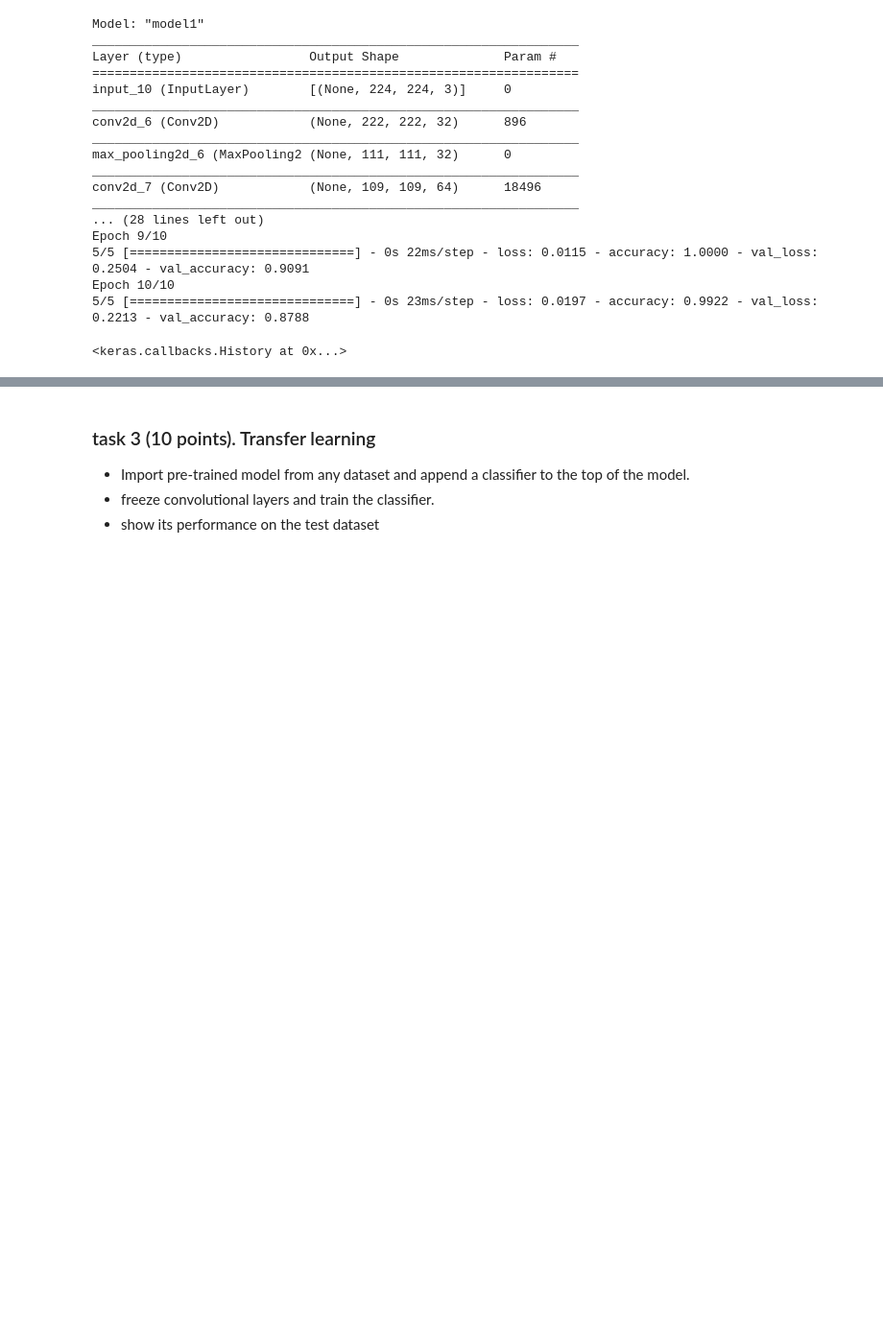
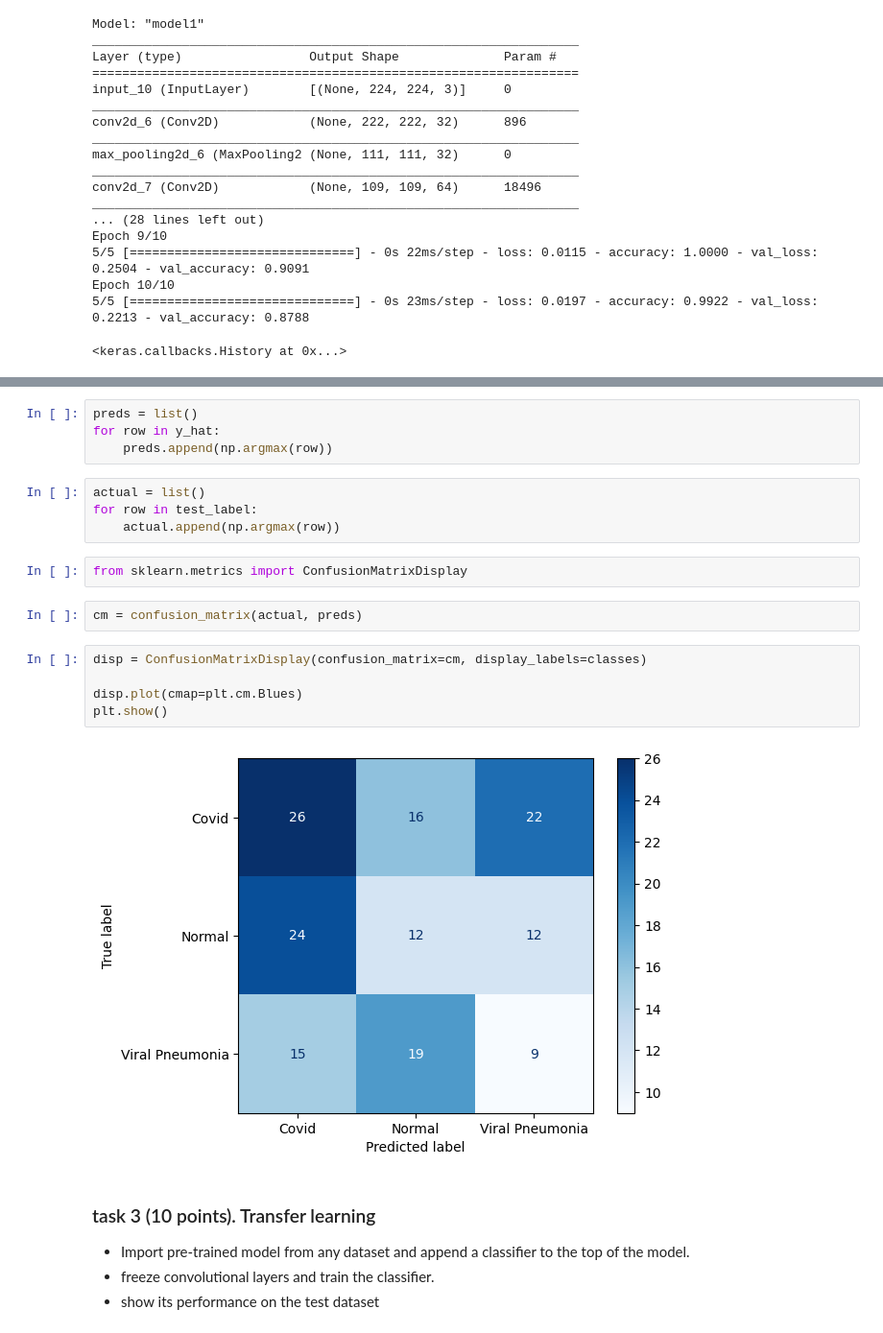
Before and after one commit to Mykty-Ayan/dl_homework_2, a Jupyter notebook: 2nd_homework_st.ipynb, the cells around one changed output, grey strips where cells are left out. Shown at 96% size. Drawn from its saved outputs; the diff is of its cells as text; blank space fills up the shorter version.

Commit message:
Add correct model and confusion matrix

```diff
--- a/2nd_homework_st.ipynb
+++ b/2nd_homework_st.ipynb
@@ -241,3 +270,22 @@ array([[63,  0,  1],
+# %%
+preds = list()
+for row in y_hat:
+    preds.append(np.argmax(row))
+# %%
+actual = list()
+for row in test_label:
+    actual.append(np.argmax(row))
+# %%
+from sklearn.metrics import ConfusionMatrixDisplay
+# %%
+cm = confusion_matrix(actual, preds)
+# %%
+disp = ConfusionMatrixDisplay(confusion_matrix=cm, display_labels=classes)
+
+disp.plot(cmap=plt.cm.Blues)
+plt.show()
+# %% [output]
+[figure, added]
 # %% [markdown]
 ### task 3 (10 points). Transfer learning
 - Import pre-trained model from any dataset and append a classifier to the top of the model.
```
Also changed, not shown: parts of 20 cells of this notebook.
